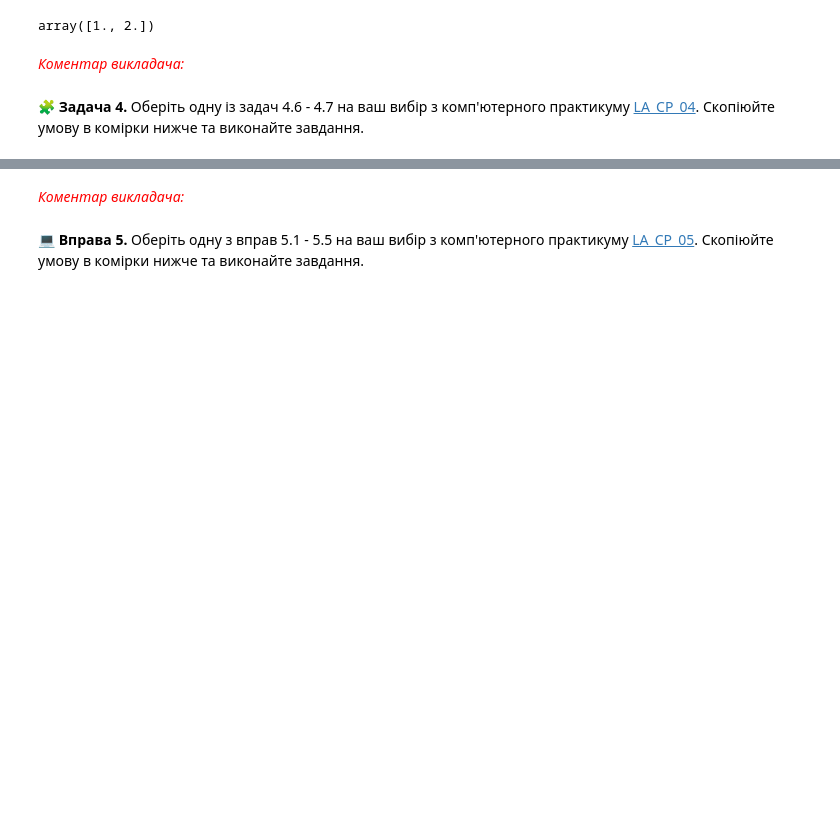
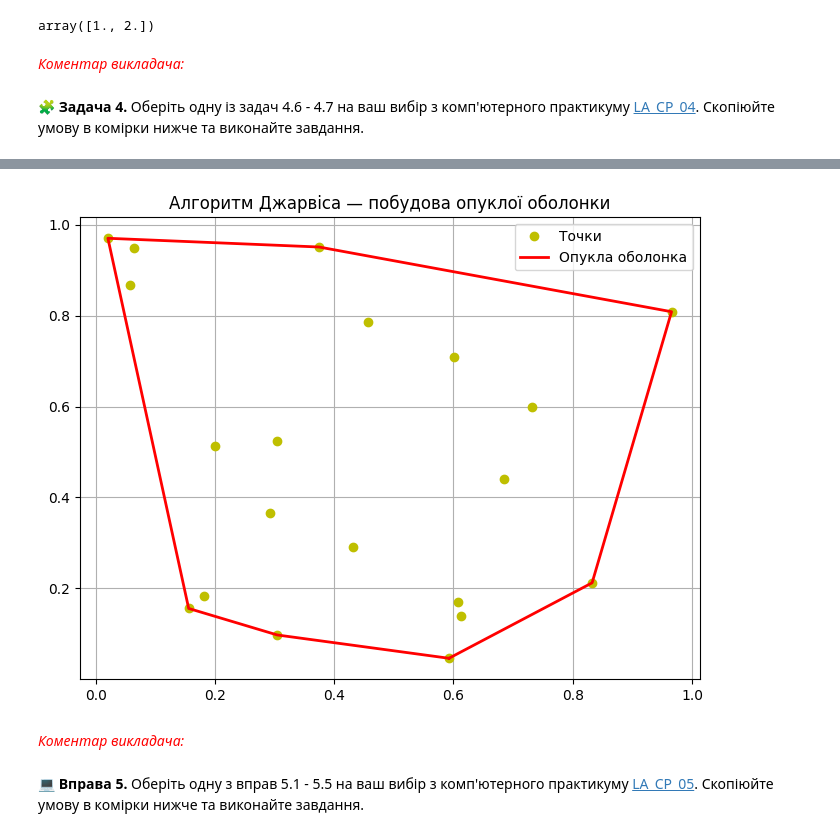
Before and after one commit to Anastasiia837/Colab_2, a Jupyter notebook: LA_COLAB_02_TEMPLATE.ipynb, the cells around one changed output, grey strips where cells are left out. Drawn from its saved outputs; the diff is of its cells as text; code cells hidden in the pictures; blank space fills up the shorter version.

```diff
--- a/LA_COLAB_02_TEMPLATE.ipynb
+++ b/LA_COLAB_02_TEMPLATE.ipynb
@@ -83,3 +135,54 @@ array([1., 2.])
+# %%
+import matplotlib.pyplot as plt
+import numpy as np
+
+def orientation(p, q, r):
+    return (q[1] - p[1]) * (r[0] - q[0]) - (q[0] - p[0]) * (r[1] - q[1])
+
+def jarvis_march(points):
+    n = len(points)
+    if n < 3:
+        return points
+
+    hull = []
+
+    l = min(range(n), key=lambda i: (points[i][1], points[i][0]))
+    p = l
+
+    while True:
+        hull.append(points[p])
+        q = (p + 1) % n
+
+        for i in range(n):
+            if orientation(points[p], points[i], points[q]) < 0:
+                q = i
+
+        p = q
+        if p == l:
+            break
+
+    return hull
+
+# Тестовий набір точок
+np.random.seed(42)
+points = np.random.rand(20, 2)
+
+# Знаходження опуклої оболонки
+hull = jarvis_march(points.tolist())
+
+# Візуалізація
+points = np.array(points)
+hull = np.array(hull + [hull[0]])  # замикання
+
+plt.figure(figsize=(8, 6))
+plt.plot(points[:,0], points[:,1], 'yo', label='Точки')
+plt.plot(hull[:,0], hull[:,1], 'r-', lw=2, label='Опукла оболонка')
+plt.title("Алгоритм Джарвіса — побудова опуклої оболонки")
+plt.legend()
+plt.grid(True)
+plt.show()
+# %% [output]
+[figure, added]
 # %% [markdown]
 <font color="red"> *Коментар викладача:* <font>
 # %% [markdown]
```
Also changed, not shown: parts of 3 cells of this notebook.
